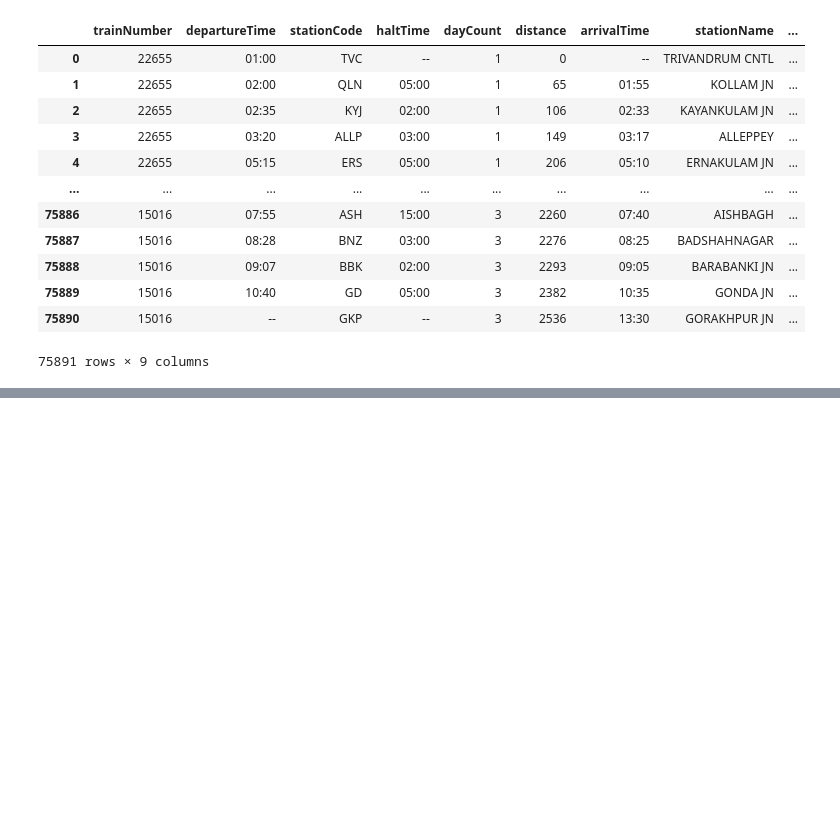
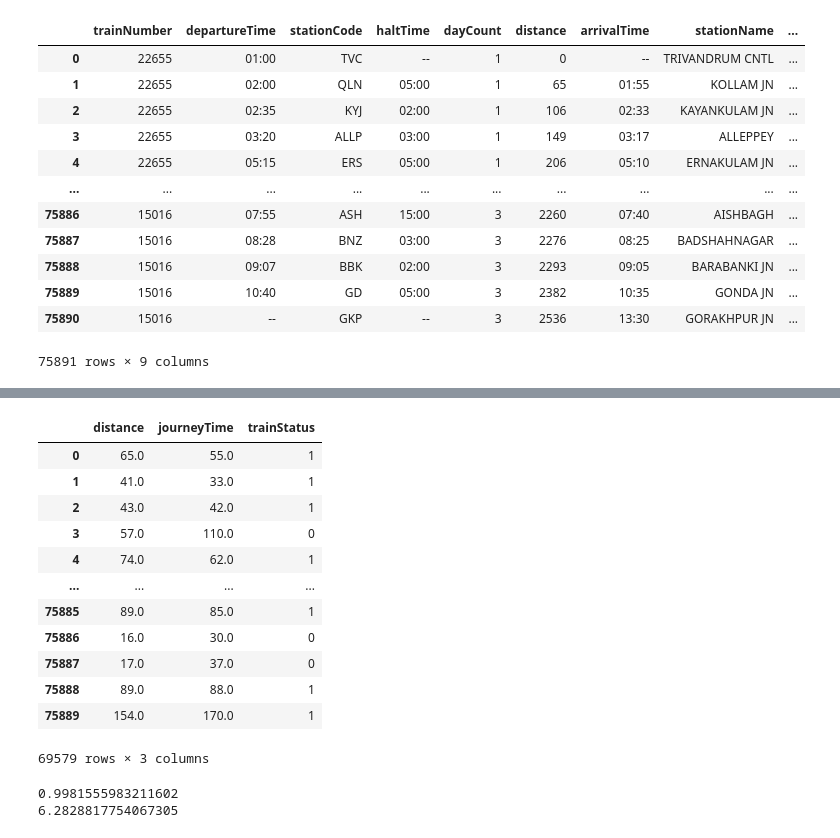
Before and after one commit to jadon1990/Indian-Railway-Fare-Prediction-Model, a Jupyter notebook: datapreparation.ipynb, the cells around one changed output, grey strips where cells are left out. Drawn from its saved outputs; the diff is of its cells as text; code cells hidden in the pictures; blank space fills up the shorter version.

```diff
--- a/datapreparation.ipynb
+++ b/datapreparation.ipynb
@@ -285,0 +339,2 @@ routeData.head(31)
+# %%
+final_df = routeData[['distance', 'journeyTime', 'trainStatus', 'fare']]
@@ -285,0 +355,18 @@ routeData.head(31)
+# %%
+x = final_df.drop(columns=['fare'], axis=1)
+y = final_df['fare']
+x
+# %% [output]
+|  | distance | journeyTime | trainStatus |
+| 0 | 65.0 | 55.0 | 1 |
+| 1 | 41.0 | 33.0 | 1 |
+| 2 | 43.0 | 42.0 | 1 |
+| 3 | 57.0 | 110.0 | 0 |
+| 4 | 74.0 | 62.0 | 1 |
+| ... | ... | ... | ... |
+| 75885 | 89.0 | 85.0 | 1 |
+| 75886 | 16.0 | 30.0 | 0 |
+| 75887 | 17.0 | 37.0 | 0 |
+| 75888 | 89.0 | 88.0 | 1 |
+| 75889 | 154.0 | 170.0 | 1 |
+69579 rows × 3 columns
@@ -285,0 +387,8 @@ routeData.head(31)
+# %%
+pipe.fit(x_train, y_train)
+y_pred = pipe.predict(x_test)
+print(r2_score(y_test, y_pred))
+print(mean_absolute_error(y_test, y_pred))
+# %% [output]
+0.9981555983211602
+6.2828817754067305
```
Also changed, not shown: parts of 39 cells of this notebook, 7 other files.
